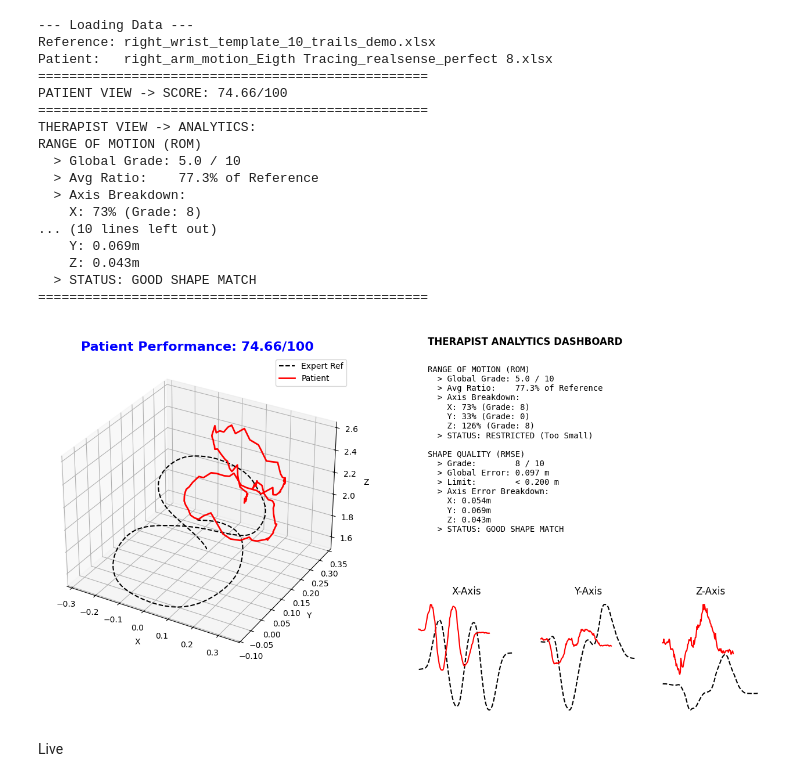
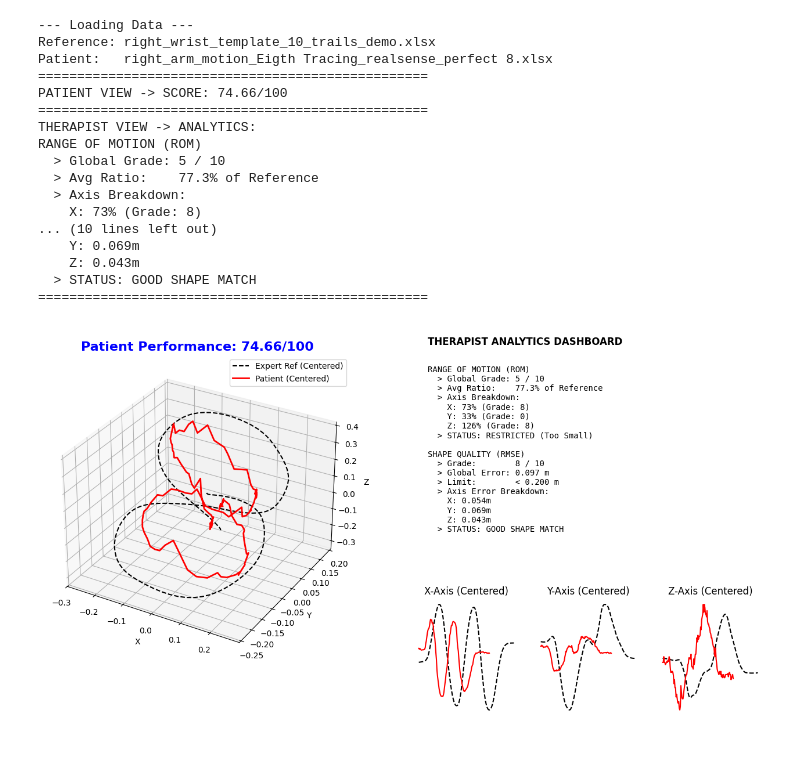
Before and after one commit to UmarShaikh27/FYP-Physiotherapy, a Jupyter notebook: Scoring_Module/disected_mmDTW.ipynb, the cells around one changed output. Cells and saved outputs as stored; diff of their text form; code cells hidden in the pictures; blank space fills up the shorter version.

Commit message:
modified and centered plotting

```diff
--- a/Scoring_Module/disected_mmDTW.ipynb
+++ b/Scoring_Module/disected_mmDTW.ipynb
@@ -133,7 +133,7 @@ def calculate_mdtw_with_sensitivity(template, query, sensitivity=3.0, radius=10)
     # 5. Final Score (Patient Gamification View - Exponential Decay)
     final_score = 100 * np.exp(-sensitivity * global_rmse)
 
-    return round(final_score, 2), global_rmse, (rmse_x, rmse_y, rmse_z)
+    return round(final_score, 2), global_rmse, (rmse_x, rmse_y, rmse_z), template_centered, query_centered
 
 # --- DIAGNOSTICS & VISUALIZATION ---
 
@@ -146,15 +146,16 @@ def generate_therapist_report(rom_ratio, avg_rom_grade, rom_axis_grades, rom_rat
 
     # 1. ROM Analysis
     report.append(f"RANGE OF MOTION (ROM)")
-    report.append(f"  > Global Grade: {round(avg_rom_grade):.1f} / 10")
+    report.append(f"  > Global Grade: {avg_rom_grade} / 10")
     report.append(f"  > Avg Ratio:    {rom_ratio*100:.1f}% of Reference")
     report.append(f"  > Axis Breakdown:")
     report.append(f"    X: {rom_ratios[0]*100:.0f}% (Grade: {rom_axis_grades[0]})")
     report.append(f"    Y: {rom_ratios[1]*100:.0f}% (Grade: {rom_axis_grades[1]})")
     report.append(f"    Z: {rom_ratios[2]*100:.0f}% (Grade: {rom_axis_grades[2]})")
 
-    if avg_rom_grade < 1:
-        report.append("  > STATUS: CRITICAL FAILURE (Wrong Motion)")
+    if avg_rom_grade == 0:
+        if rom_ratio < 1.0: report.append("  > STATUS: CRITICAL FAIL (Too Small)")
+        else: report.append("  > STATUS: CRITICAL FAIL (Too Large)")
     elif avg_rom_grade >= 9:
         report.append("  > STATUS: EXCELLENT ROM")
     elif rom_ratio < 0.90:
@@ -162,7 +163,7 @@ def generate_therapist_report(rom_ratio, avg_rom_grade, rom_axis_grades, rom_rat
     elif rom_ratio > 1.10:
         report.append("  > STATUS: EXCESSIVE (Too Large)")
     else:
-        report.append("  > STATUS: MILD DEVIATION")
+        report.append("  > STATUS: ACCEPTABLE DEVIATION")
 
     # 2. Shape Analysis
     report.append(f"\nSHAPE QUALITY (RMSE)")
@@ -189,13 +190,15 @@ def generate_therapist_report(rom_ratio, avg_rom_grade, rom_axis_grades, rom_rat
     return "\n".join(report)
 
 def plot_comparison(ref_data, pat_data, score, report_text):
-    """Plots 3D trajectory with side-panel for Therapist stats."""
-    fig = plt.figure(figsize=(15, 8)) # Slightly taller for extra text
+    """Plots 3D trajectory with side-panel for Therapist stats.
+    NOTE: Input data should be mean-centered for accurate visual comparison.
+    """
+    fig = plt.figure(figsize=(15, 8))
 
     # Plot 1: 3D Trajectory
     ax1 = fig.add_subplot(1, 2, 1, projection='3d')
-    ax1.plot(ref_data[:,0], ref_data[:,1], ref_data[:,2], 'k--', label='Expert Ref')
-    ax1.plot(pat_data[:,0], pat_data[:,1], pat_data[:,2], 'r', linewidth=2, label='Patient')
+    ax1.plot(ref_data[:,0], ref_data[:,1], ref_data[:,2], 'k--', label='Expert Ref (Centered)')
+    ax1.plot(pat_data[:,0], pat_data[:,1], pat_data[:,2], 'r', linewidth=2, label='Patient (Centered)')
     ax1.set_title(f"Patient Performance: {score}/100", fontsize=16, fontweight='bold', color='blue')
     ax1.legend()
     ax1.set_xlabel('X'); ax1.set_ylabel('Y'); ax1.set_zlabel('Z')
@@ -209,17 +212,17 @@ def plot_comparison(ref_data, pat_data, score, report_text):
     # Add coordinate variation plots below text
     ax_x = fig.add_axes([0.55, 0.05, 0.12, 0.25])
     ax_x.plot(ref_data[:,0], 'k--'); ax_x.plot(pat_data[:,0], 'r')
-    ax_x.set_title("X-Axis")
+    ax_x.set_title("X-Axis (Centered)")
     ax_x.axis('off')
 
     ax_y = fig.add_axes([0.69, 0.05, 0.12, 0.25])
     ax_y.plot(ref_data[:,1], 'k--'); ax_y.plot(pat_data[:,1], 'r')
-    ax_y.set_title("Y-Axis")
+    ax_y.set_title("Y-Axis (Centered)")
     ax_y.axis('off')
 
     ax_z = fig.add_axes([0.83, 0.05, 0.12, 0.25])
     ax_z.plot(ref_data[:,2], 'k--'); ax_z.plot(pat_data[:,2], 'r')
-    ax_z.set_title("Z-Axis")
+    ax_z.set_title("Z-Axis (Centered)")
     ax_z.axis('off')
 
     plt.show()
@@ -233,12 +236,13 @@ def run_analysis(ref_path, pat_path, sensitivity=3.0, noise_level=0.0, shape_lim
         pat_data = add_awgn(pat_data, noise_level)
 
     # 1. Compute Analytics
-    score, global_rmse, axis_rmse = calculate_mdtw_with_sensitivity(ref_data, pat_data, sensitivity)
+    # Extracted centered templates for plotting
+    score, global_rmse, axis_rmse, temp_cen, query_cen = calculate_mdtw_with_sensitivity(ref_data, pat_data, sensitivity)
     rom_ratio, rom_ratios = calculate_rom_metrics(ref_data, pat_data)
 
     # 2. Per-Axis Grading Logic
-    rom_axis_grades = [get_rom_grade(r) for r in rom_ratios] # [GradeX, GradeY, GradeZ]
-    avg_rom_grade = np.mean(rom_axis_grades) # Average of grades (e.g. 8.3)
+    rom_axis_grades = [get_rom_grade(r) for r in rom_ratios]
+    avg_rom_grade = int(round(np.mean(rom_axis_grades))) # Rounded to nearest integer
 
     shape_grade = get_shape_grade(global_rmse, shape_limit_m)
 
@@ -255,40 +259,39 @@ def run_analysis(ref_path, pat_path, sensitivity=3.0, noise_level=0.0, shape_lim
     print(report)
     print("="*50)
 
-    plot_comparison(ref_data, pat_data, score, report)
+    # Passing the CENTERED data to the plotter
+    plot_comparison(temp_cen, query_cen, score, report)
 
     return score
 
 if __name__ == "__main__":
     # Update paths
     REF = r"C:\Users\LOQ\Desktop\Uni Work\FYP\Depth Data\Reference Templates\right_wrist_template_10_trails_demo.xlsx"
     PAT = r"C:\Users\LOQ\Desktop\Uni Work\FYP\Depth Data\mmDTW Testing\right_arm_motion_Eigth Tracing_realsense_perfect 8.xlsx"
 
     # --- CONFIGURATION ---
     SENSITIVITY = 3.0
 
     # SHAPE LIMIT (e.g. 0.20 means 20cm allowed error)
     Shape_Tolerance = 0.20
 
     run_analysis(REF, PAT, sensitivity=SENSITIVITY, noise_level=0.0, shape_limit_m=Shape_Tolerance)
 # %% [output]
 --- Loading Data ---
 Reference: right_wrist_template_10_trails_demo.xlsx
 Patient:   right_arm_motion_Eigth Tracing_realsense_perfect 8.xlsx
 ==================================================
 PATIENT VIEW -> SCORE: 74.66/100
 ==================================================
 THERAPIST VIEW -> ANALYTICS:
 RANGE OF MOTION (ROM)
-  > Global Grade: 5.0 / 10
+  > Global Grade: 5 / 10
   > Avg Ratio:    77.3% of Reference
   > Axis Breakdown:
     X: 73% (Grade: 8)
 ... (10 lines left out)
     Y: 0.069m
     Z: 0.043m
   > STATUS: GOOD SHAPE MATCH
 ==================================================
-[figure, old version]
+[figure, new version]
-# %% [markdown]
-Live
```
Also changed, not shown: parts of 1 cell of this notebook.
